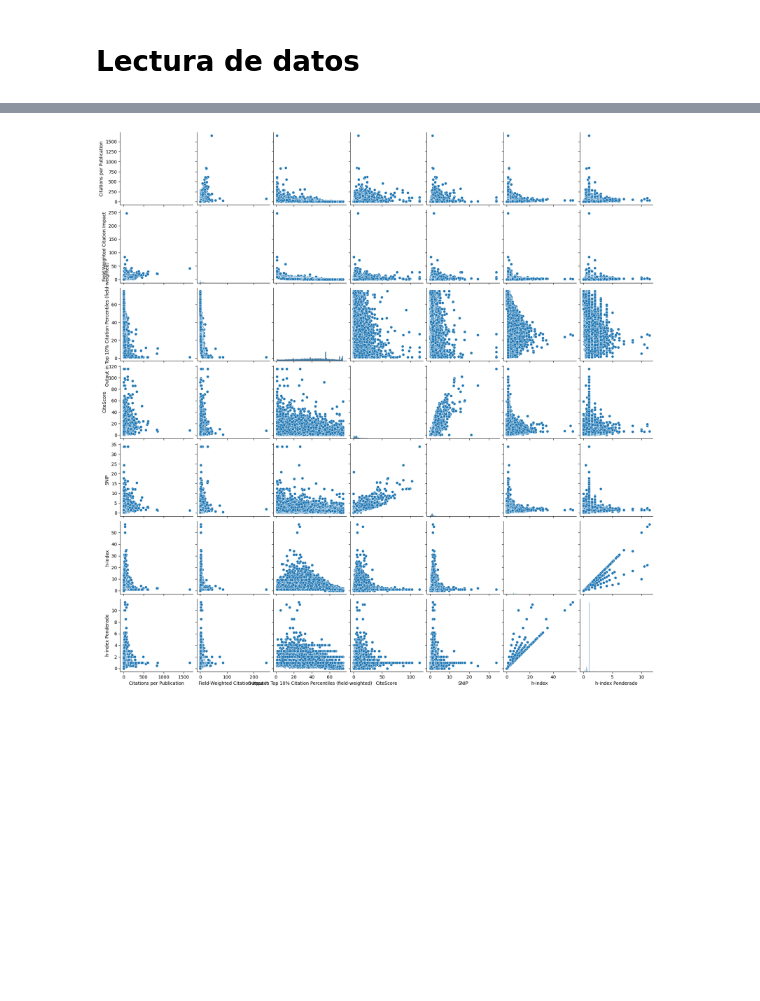
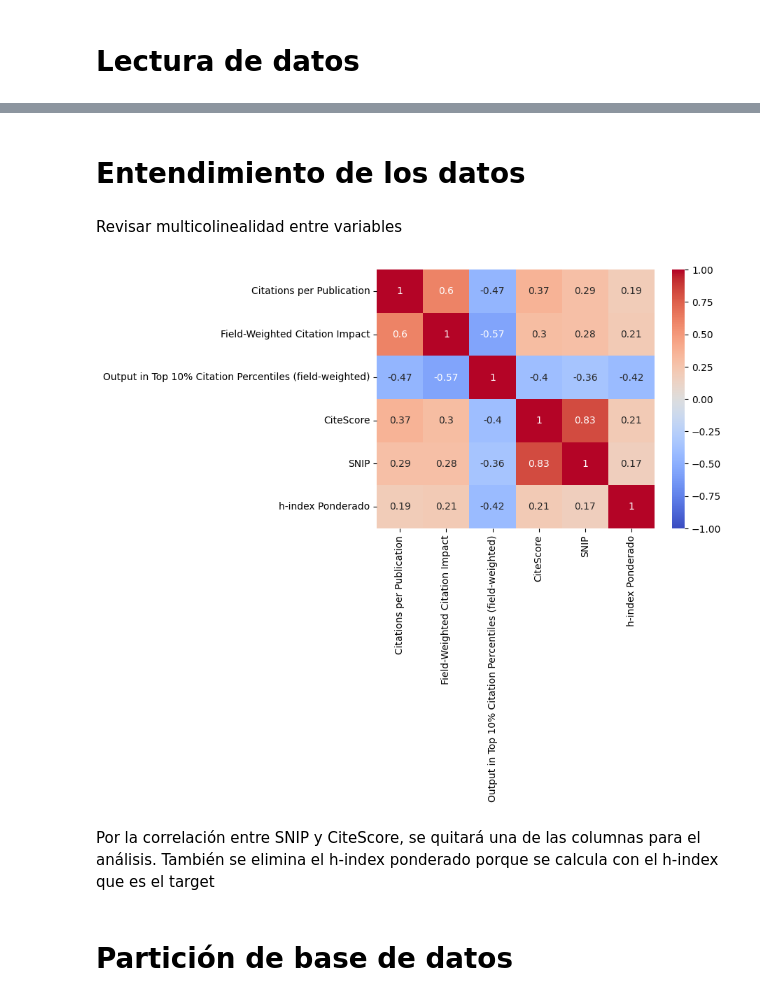
Before and after one commit to ElizabethAndriano/RisingStars, a Jupyter notebook: linearRegresion.ipynb, the cells around one changed output, grey strips where cells are left out. Cells and saved outputs as stored; diff of their text form; code cells hidden in the pictures; blank space fills up the shorter version.

```diff
--- a/linearRegresion.ipynb
+++ b/linearRegresion.ipynb
@@ -20,5 +28,6 @@ df.head()
 | 4 | 4 | 10039108900 | 2021 | 6 | 6.0 | ... |
 # %%
 df.drop(columns='Unnamed: 0',inplace=True)
+df.set_index('Scopus author ID',inplace=True)
 df.head()
 # %% [output]
@@ -31,8 +41,14 @@ df.head()
+# %% [markdown]
+# Entendimiento de los datos
+# %% [markdown]
+Revisar multicolinealidad entre variables
 # %%
 cols = ['Citations per Publication','Field-Weighted Citation Impact',
         'Output in Top 10% Citation Percentiles (field-weighted)',
-        'CiteScore','SNIP','h-index','h-index Ponderado']
-sns.pairplot(df[cols],height=2.5)
+        'CiteScore','SNIP','h-index Ponderado']
+sns.heatmap(df[cols].corr(),annot=True,vmin=-1,vmax=1,cmap='coolwarm')
 plt.show()
 # %% [output]
-[figure, old version]
+[figure, new version]
+# %% [markdown]
+Por la correlación entre SNIP y CiteScore, se quitará una de las columnas para el análisis. También se elimina el h-index ponderado porque se calcula con el h-index que es el target
@@ -38,0 +57,2 @@ plt.show()
+# %% [markdown]
+# Partición de base de datos
```
Also changed, not shown: parts of 13 cells of this notebook.
